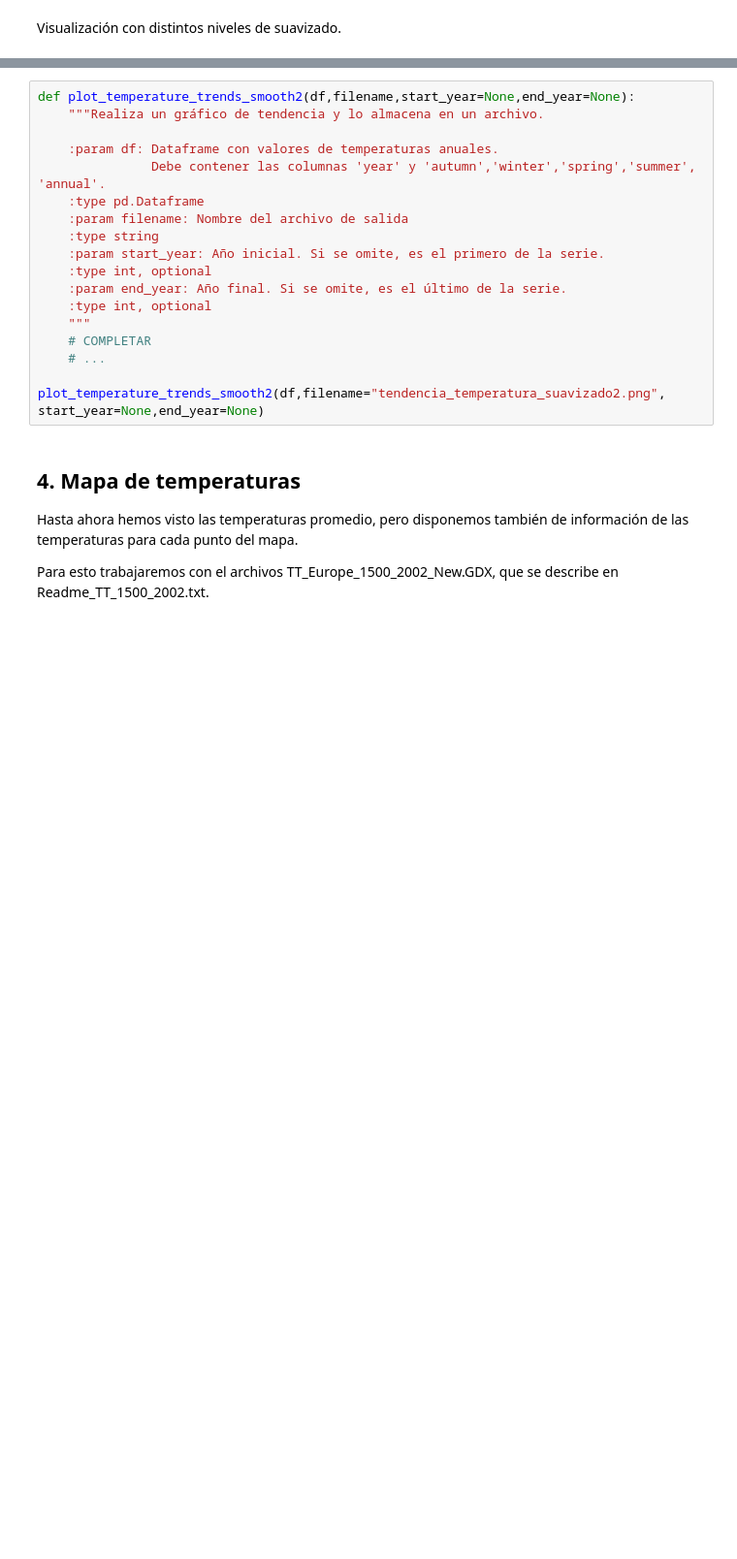
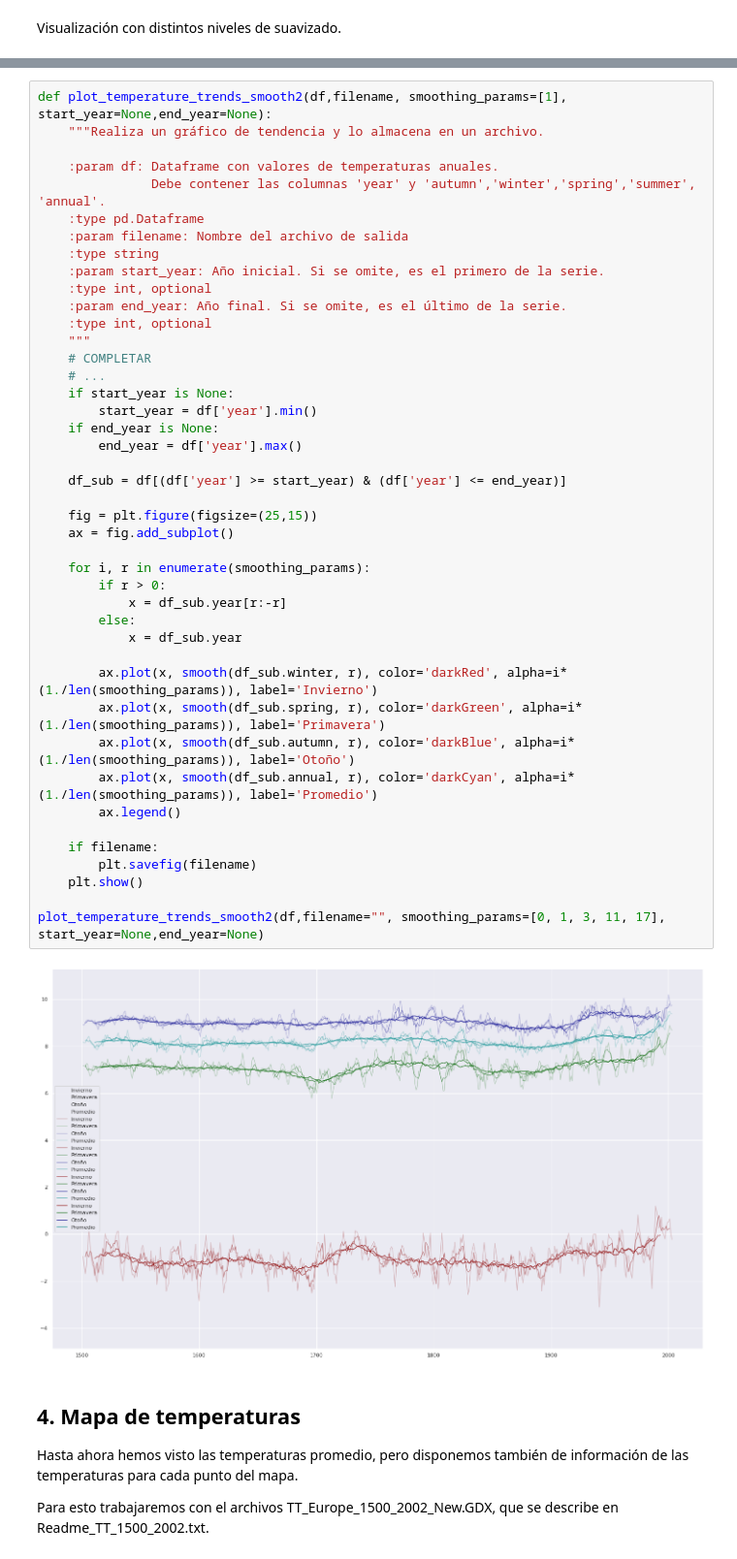
Before and after one commit to hernancontigiani/ceia_addatos, a Jupyter notebook: notebooks/clase1/tp01.ipynb, the cells around one changed output, grey strips where cells are left out. Shown at 97% size. Cells and saved outputs as stored; diff of their text form; blank space fills up the shorter version.

```diff
--- a/notebooks/clase1/tp01.ipynb
+++ b/notebooks/clase1/tp01.ipynb
@@ -193,23 +290,50 @@ Opcional: es posible mejorar el gráfico anterior mostrando los valores con dist
 Opcional: Implementar la función plot_temperature_trends_smooth2 que realiza un gráfico similar al anterior para una lista de valores de suavizado, por ejemplo [ 0, 1, 3, 11, 17 ].
 Pista: usar el atributo alpha para controlar la opacidad de los gráficos y label, cuidando de establecer en None todas las etiquetas excepto las de menor opacidad.
 # %%
-def plot_temperature_trends_smooth2(df,filename,start_year=None,end_year=None):
+def plot_temperature_trends_smooth2(df,filename, smoothing_params=[1], start_year=None,end_year=None):
     """Realiza un gráfico de tendencia y lo almacena en un archivo.
 
     :param df: Dataframe con valores de temperaturas anuales.
                Debe contener las columnas 'year' y 'autumn','winter','spring','summer', 'annual'.
     :type pd.Dataframe
     :param filename: Nombre del archivo de salida
     :type string
     :param start_year: Año inicial. Si se omite, es el primero de la serie.
     :type int, optional
     :param end_year: Año final. Si se omite, es el último de la serie.
     :type int, optional
     """
     # COMPLETAR
     # ...
+    if start_year is None:
+        start_year = df['year'].min()
+    if end_year is None:
+        end_year = df['year'].max()
 
-plot_temperature_trends_smooth2(df,filename="tendencia_temperatura_suavizado2.png", start_year=None,end_year=None)
+    df_sub = df[(df['year'] >= start_year) & (df['year'] <= end_year)]
+
+    fig = plt.figure(figsize=(25,15))
+    ax = fig.add_subplot()
+
+    for i, r in enumerate(smoothing_params):
+        if r > 0:
+            x = df_sub.year[r:-r]
+        else:
+            x = df_sub.year
+
+        ax.plot(x, smooth(df_sub.winter, r), color='darkRed', alpha=i*(1./len(smoothing_params)), label='Invierno')
+        ax.plot(x, smooth(df_sub.spring, r), color='darkGreen', alpha=i*(1./len(smoothing_params)), label='Primavera')
+        ax.plot(x, smooth(df_sub.autumn, r), color='darkBlue', alpha=i*(1./len(smoothing_params)), label='Otoño')
+        ax.plot(x, smooth(df_sub.annual, r), color='darkCyan', alpha=i*(1./len(smoothing_params)), label='Promedio')
+        ax.legend()
+
+    if filename:
+        plt.savefig(filename)
+    plt.show()
+
+plot_temperature_trends_smooth2(df,filename="", smoothing_params=[0, 1, 3, 11, 17], start_year=None,end_year=None)
+# %% [output]
+[figure, added]
 # %% [markdown]
 ## 4. Mapa de temperaturas
 
```
Also changed, not shown: parts of 21 cells of this notebook, 1 other file.
